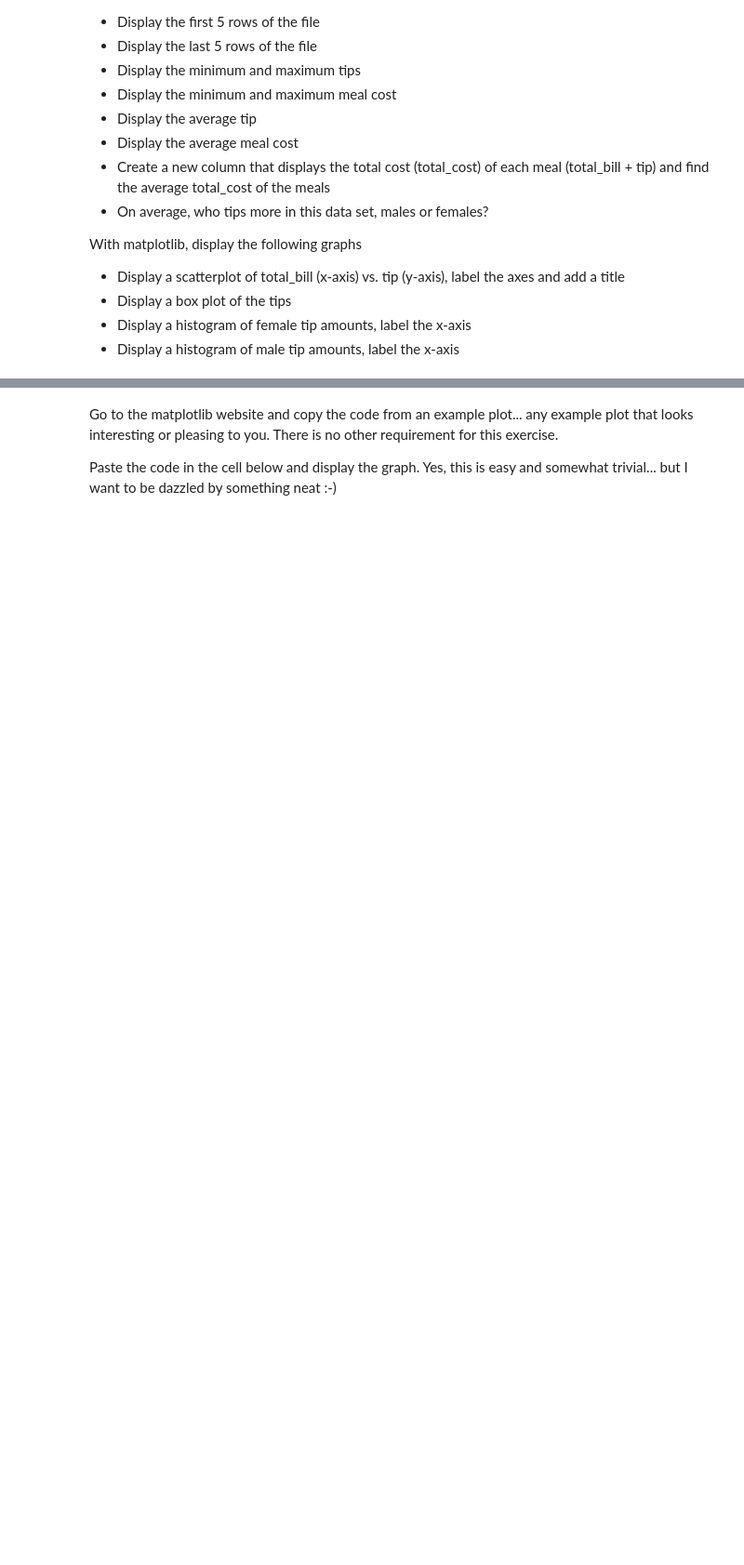
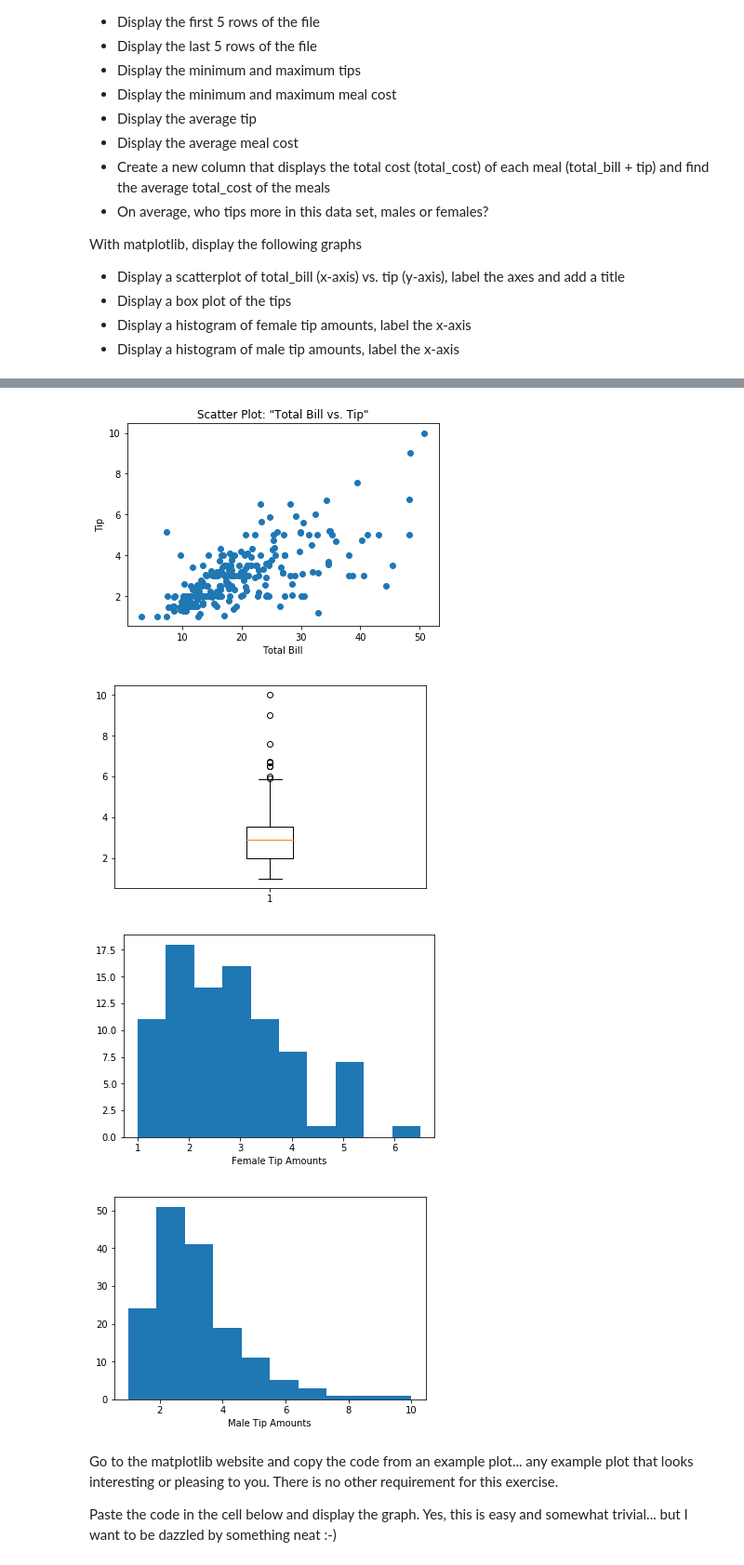
Before and after one commit to ViralLeadership/SuperLearning, a Jupyter notebook: Statistics.com/PPI_080318/Assignment 4.ipynb, the cells around one changed output, grey strips where cells are left out. Shown at 93% size. Cells and saved outputs as stored; diff of their text form; code cells hidden in the pictures; blank space fills up the shorter version.

```diff
--- a/Statistics.com/PPI_080318/Assignment 4.ipynb
+++ b/Statistics.com/PPI_080318/Assignment 4.ipynb
@@ -30,3 +103,38 @@ With matplotlib, display the following graphs
+# %%
+#With matplotlib, display the following graphs
+#Display a scatterplot of total_bill (x-axis) vs. tip (y-axis), label the axes and add a title
+x = data["total_bill"]
+y = data["tip"]
+
+# axis labels and graph title
+plt.xlabel('Total Bill')
+plt.ylabel('Tip')
+plt.title('Scatter Plot: "Total Bill vs. Tip"')
+
+# render the scatter plot
+plt.scatter(x,y)
+plt.show()
+
+#Display a box plot of the tips
+plt.boxplot(data['tip'])
+plt.show()
+
+#Display a histogram of female tip amounts, label the x-axis
+females = data[data.sex == "Female"]
+plt.hist(females["tip"])
+plt.xlabel('Female Tip Amounts')
+plt.show()
+
+#Display a histogram of male tip amounts, label the x-axis
+males = data[data.sex == "Male"]
+plt.hist(males["tip"])
+plt.xlabel('Male Tip Amounts')
+plt.show()
+# %% [output]
+[figure, added]
+[figure, added]
+[figure, added]
+[figure, added]
 # %% [markdown]
 Go to the matplotlib website and copy the code from an example plot... any example plot that looks interesting or pleasing to you.  There is no other requirement for this exercise.
 
```
Also changed, not shown: parts of 2 cells of this notebook, 6 other files.
